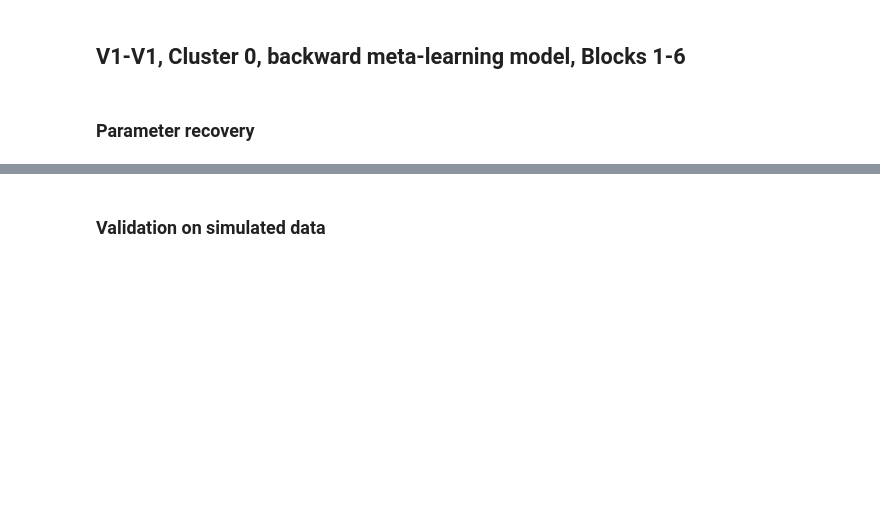
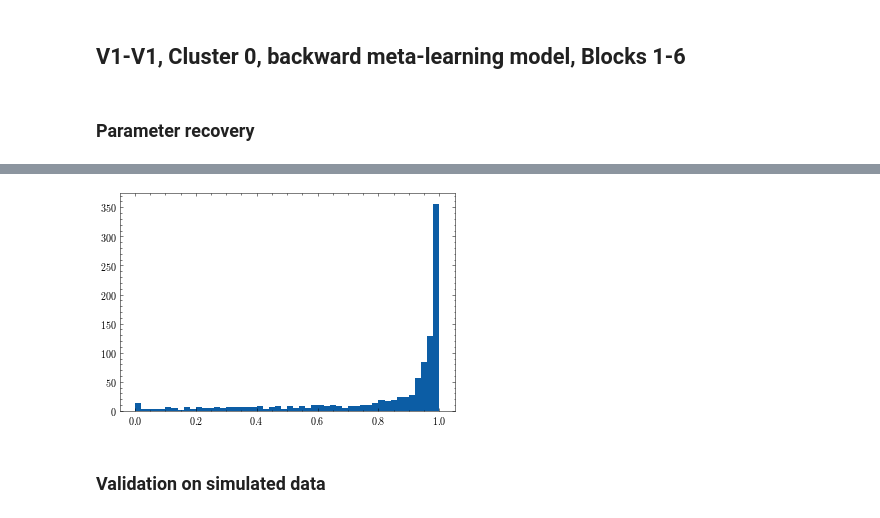
Before and after one commit to jl3676/learning_hierarchy, a Jupyter notebook: qc_modeling.ipynb, the cells around one changed output, grey strips where cells are left out. Drawn from its saved outputs; the diff is of its cells as text; code cells hidden in the pictures; blank space fills up the shorter version.

```diff
--- a/qc_modeling.ipynb
+++ b/qc_modeling.ipynb
@@ -143,3 +143,8 @@ plt.show()
+# %%
+plt.hist(best_params_all_backward[:,2], bins=50)
+plt.show()
+# %% [output]
+[figure, added]
 # %% [markdown]
 ### Validation on simulated data
 # %%
```
Also changed, not shown: parts of 1 cell of this notebook, 5 other files.
